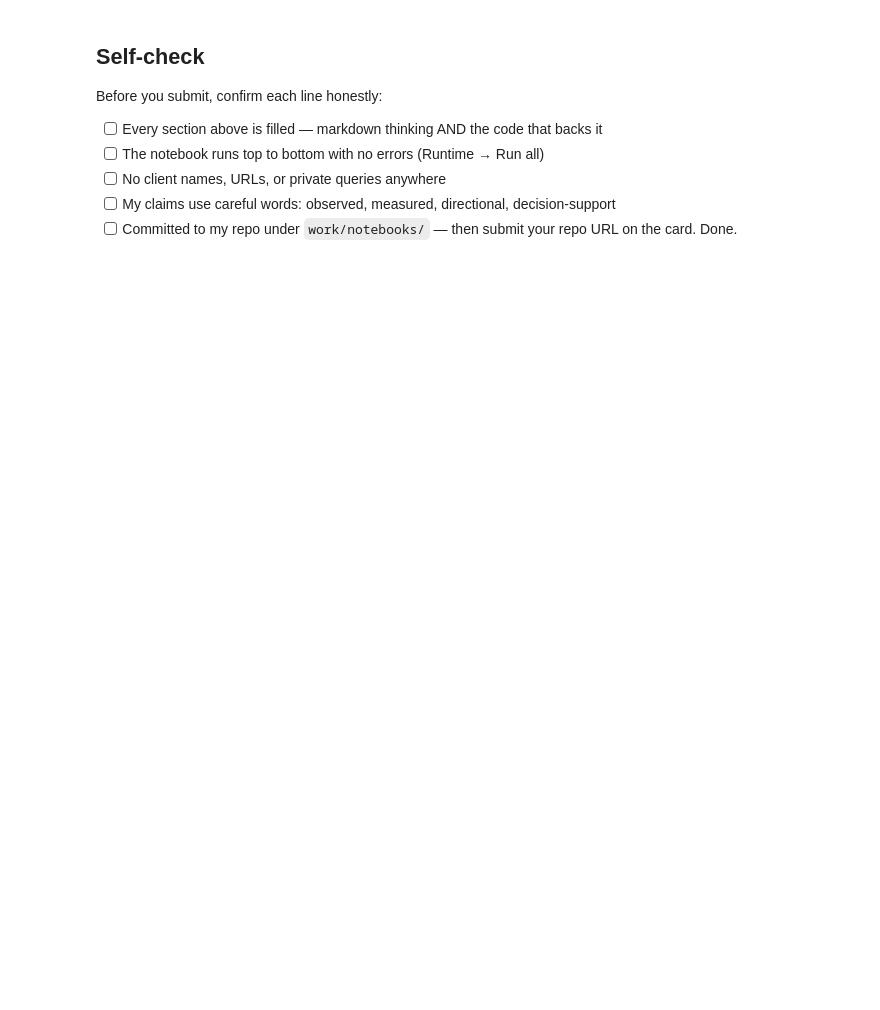
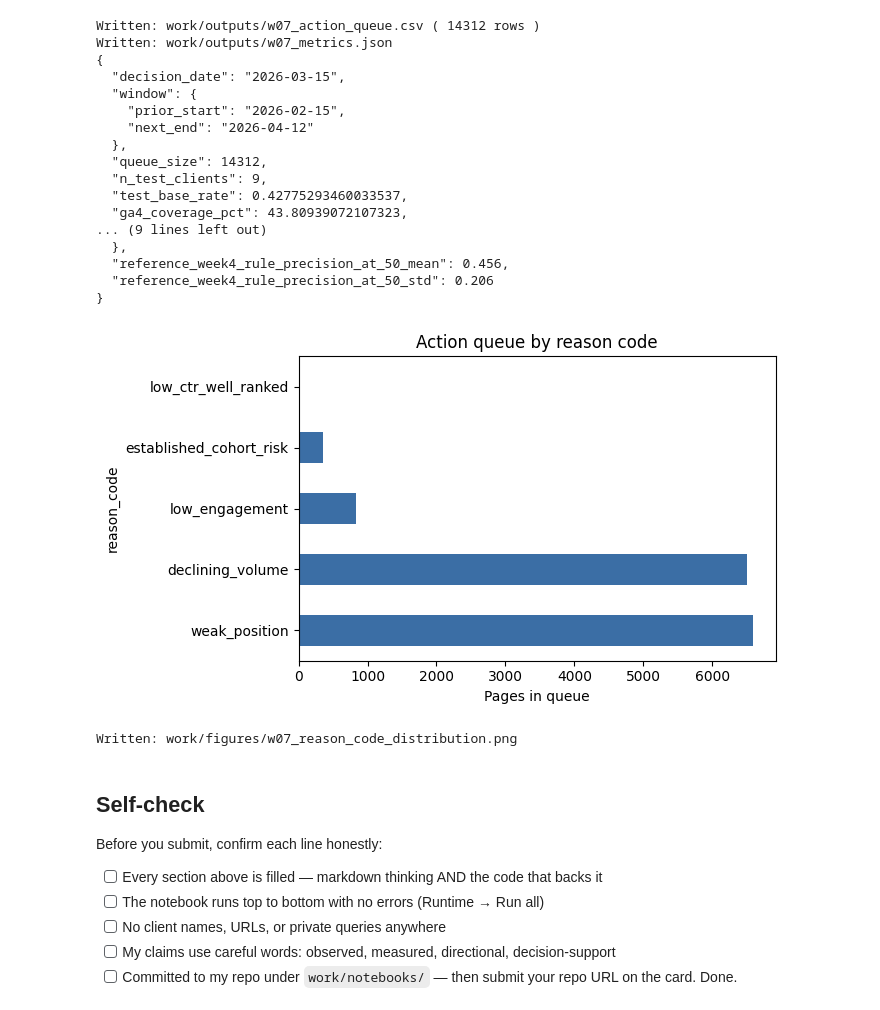
Before and after one commit to ZainabFatima-hzf/ML-flyRank, a Jupyter notebook: work/notebooks/w07_action_playbook.ipynb, the cells around one changed output. Saved outputs shown, nothing was run; the diff lists cells and outputs as text; code cells hidden in the pictures; blank space fills up the shorter version.

Commit message:
Action Playbook

```diff
--- a/work/notebooks/w07_action_playbook.ipynb
+++ b/work/notebooks/w07_action_playbook.ipynb
@@ -44,3 +296,67 @@ This skeleton is yours to fill. Work the sections **in order** — each one has
+# %%
+import os
+os.makedirs("work/outputs", exist_ok=True)
+os.makedirs("work/figures", exist_ok=True)
+
+# --- 1. The ranked queue CSV (gitignored by design -- regenerated on every run) ---
+export_cols = ["rank", "content_hash_id", "client_hash_id", "score", "reason_code", "action",
+               "prior_28d_impressions", "prior_28d_clicks", "ctr", "prior_28d_avg_position",
+               "content_age_days", "declined_next_28d"]
+ranked_queue[export_cols].to_csv("work/outputs/w07_action_queue.csv", index=False)
+print("Written: work/outputs/w07_action_queue.csv (", len(ranked_queue), "rows )")
+
+# --- 2. Metrics JSON -- the receipts this notebook's numbers trace back to (COMMITTED) ---
+def precision_at_k(df, score_col, label_col, k):
+    return float(df.sort_values(score_col, ascending=False).head(k)[label_col].mean())
+
+metrics = {
+    "decision_date": DECISION_DATE,
+    "window": {"prior_start": PRIOR_START, "next_end": NEXT_END},
+    "queue_size": int(len(ranked_queue)),
+    "n_test_clients": int(queue_df["client_hash_id"].nunique()),
+    "test_base_rate": float(queue_df["declined_next_28d"].mean()),
+    "ga4_coverage_pct": float((queue_df["ga4_available_in_prior_window"] == 1).mean() * 100),
+    "precision_at_50": precision_at_k(queue_df, "score", "declined_next_28d", 50),
+    "precision_at_200": precision_at_k(queue_df, "score", "declined_next_28d", 200),
+    "auc": float(roc_auc_score(queue_df["declined_next_28d"], queue_df["score"])),
+    "reason_code_counts": ranked_queue["reason_code"].value_counts().to_dict(),
+    "reference_week4_rule_precision_at_50_mean": 0.456,
+    "reference_week4_rule_precision_at_50_std": 0.206,
+}
+with open("work/outputs/w07_metrics.json", "w") as f:
+    json.dump(metrics, f, indent=2)
+print("Written: work/outputs/w07_metrics.json")
+print(json.dumps(metrics, indent=2))
+
+# --- 3. Figure: reason code distribution (COMMITTED) ---
+fig, ax = plt.subplots(figsize=(7, 4))
+ranked_queue["reason_code"].value_counts().plot(kind="barh", ax=ax, color="#3b6ea5")
+ax.set_xlabel("Pages in queue")
+ax.set_title("Action queue by reason code")
+plt.tight_layout()
+plt.savefig("work/figures/w07_reason_code_distribution.png", dpi=150)
+plt.show()
+print("Written: work/figures/w07_reason_code_distribution.png")
+# %% [output]
+Written: work/outputs/w07_action_queue.csv ( 14312 rows )
+Written: work/outputs/w07_metrics.json
+{
+  "decision_date": "2026-03-15",
+  "window": {
+    "prior_start": "2026-02-15",
+    "next_end": "2026-04-12"
+  },
+  "queue_size": 14312,
+  "n_test_clients": 9,
+  "test_base_rate": 0.42775293460033537,
+  "ga4_coverage_pct": 43.80939072107323,
+... (9 lines left out)
+  },
+  "reference_week4_rule_precision_at_50_mean": 0.456,
+  "reference_week4_rule_precision_at_50_std": 0.206
+}
+[figure, added]
+Written: work/figures/w07_reason_code_distribution.png
 # %% [markdown]
 ## Self-check
 
```
Also changed, not shown: parts of 21 cells of this notebook.
